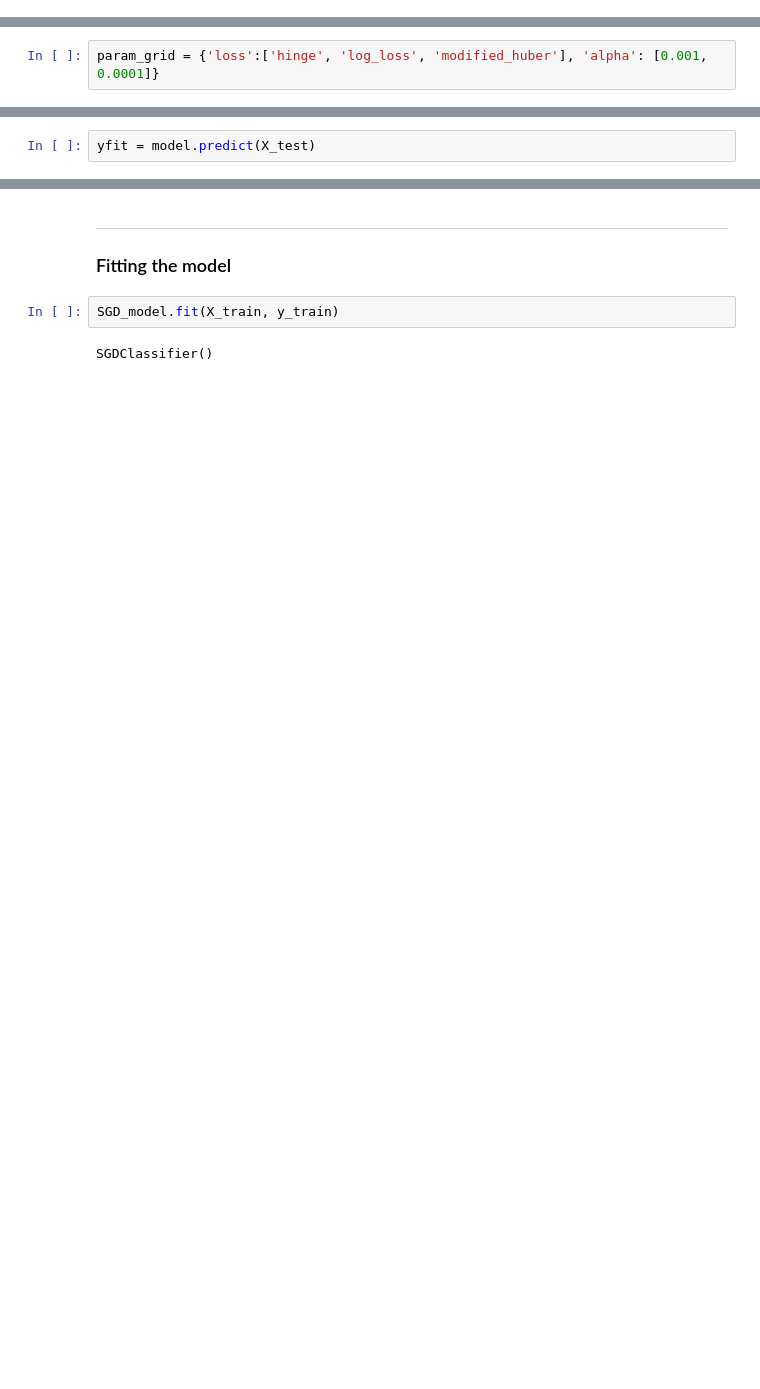
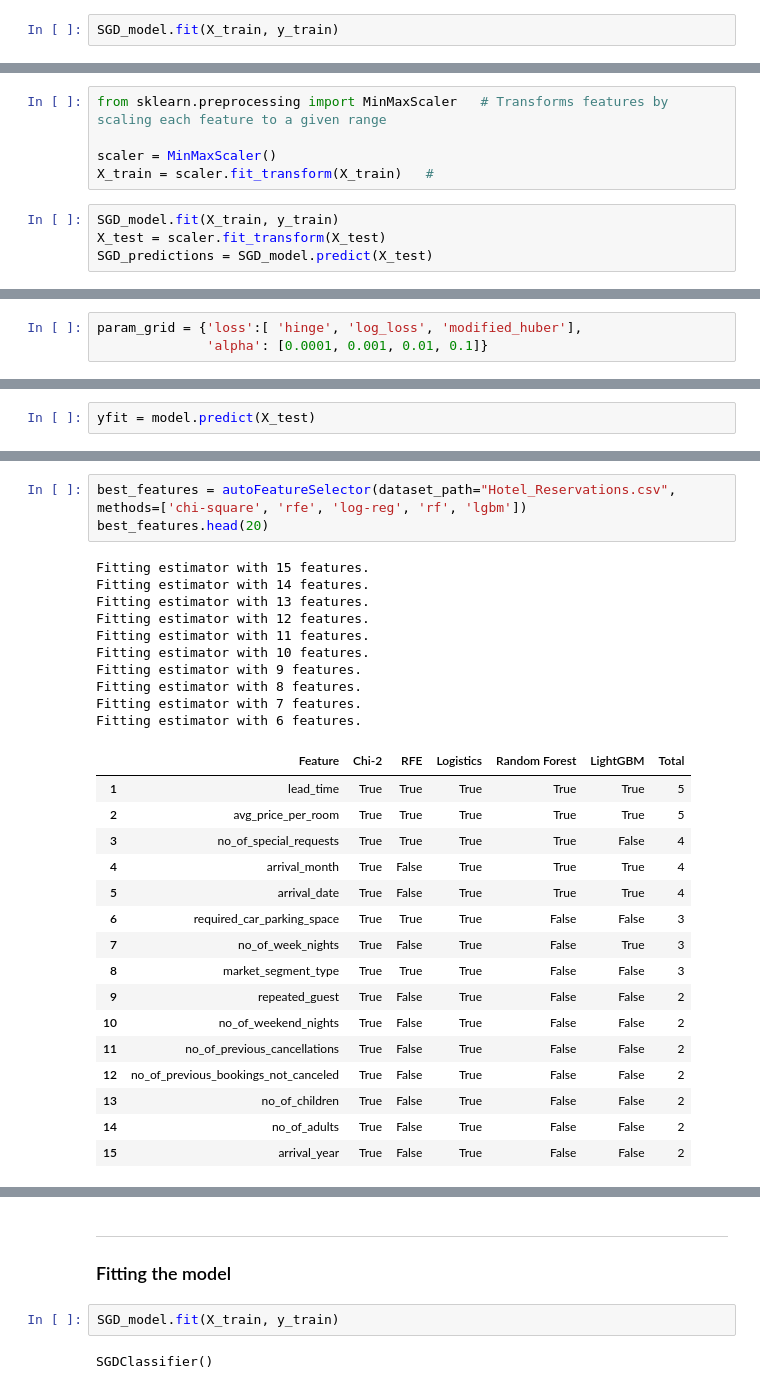
Before and after one commit to jorgeluisgalarraga/hotel_reservation_predictions, a Jupyter notebook: Hotel_Reservations_Prediction.ipynb, the cells around one changed output, grey strips where cells are left out. Drawn from its saved outputs; the diff is of its cells as text; blank space fills up the shorter version.

Commit message:
Updating SGD model

```diff
--- a/Hotel_Reservations_Prediction.ipynb
+++ b/Hotel_Reservations_Prediction.ipynb
@@ -520,0 +233,2 @@ from sklearn.metrics import confusion_matrix, accuracy_score
+# %%
+SGD_model.fit(X_train, y_train)
@@ -520,0 +255,9 @@ from sklearn.metrics import confusion_matrix, accuracy_score
+# %%
+from sklearn.preprocessing import MinMaxScaler   # Transforms features by scaling each feature to a given range
+
+scaler = MinMaxScaler()
+X_train = scaler.fit_transform(X_train)   #
+# %%
+SGD_model.fit(X_train, y_train)
+X_test = scaler.fit_transform(X_test)
+SGD_predictions = SGD_model.predict(X_test)
@@ -524,7 +280,8 @@ from sklearn.metrics import confusion_matrix, accuracy_score
 # %%
 from sklearn.model_selection import GridSearchCV
 # %%
-param_grid = {'loss':['hinge', 'log_loss', 'modified_huber'], 'alpha': [0.001, 0.0001]}
+param_grid = {'loss':[ 'hinge', 'log_loss', 'modified_huber'],
+              'alpha': [0.0001, 0.001, 0.01, 0.1]}
 # %%
 SGD_model = SGDClassifier()
 # %%
@@ -556,0 +516,30 @@ accuracy_score(y_test, yfit)
+# %%
+best_features = autoFeatureSelector(dataset_path="Hotel_Reservations.csv", methods=['chi-square', 'rfe', 'log-reg', 'rf', 'lgbm'])
+best_features.head(20)
+# %% [output]
+Fitting estimator with 15 features.
+Fitting estimator with 14 features.
+Fitting estimator with 13 features.
+Fitting estimator with 12 features.
+Fitting estimator with 11 features.
+Fitting estimator with 10 features.
+Fitting estimator with 9 features.
+Fitting estimator with 8 features.
+Fitting estimator with 7 features.
+Fitting estimator with 6 features.
+|  | Feature | Chi-2 | RFE | Logistics | Random Forest | LightGBM | Total |
+| 1 | lead_time | True | True | True | True | True | 5 |
+| 2 | avg_price_per_room | True | True | True | True | True | 5 |
+| 3 | no_of_special_requests | True | True | True | True | False | 4 |
+| 4 | arrival_month | True | False | True | True | True | 4 |
+| 5 | arrival_date | True | False | True | True | True | 4 |
+| 6 | required_car_parking_space | True | True | True | False | False | 3 |
+| 7 | no_of_week_nights | True | False | True | False | True | 3 |
+| 8 | market_segment_type | True | True | True | False | False | 3 |
+| 9 | repeated_guest | True | False | True | False | False | 2 |
+| 10 | no_of_weekend_nights | True | False | True | False | False | 2 |
+| 11 | no_of_previous_cancellations | True | False | True | False | False | 2 |
+| 12 | no_of_previous_bookings_not_canceled | True | False | True | False | False | 2 |
+| 13 | no_of_children | True | False | True | False | False | 2 |
+| 14 | no_of_adults | True | False | True | False | False | 2 |
+| 15 | arrival_year | True | False | True | False | False | 2 |
```
Also changed, not shown: parts of 118 cells of this notebook.
